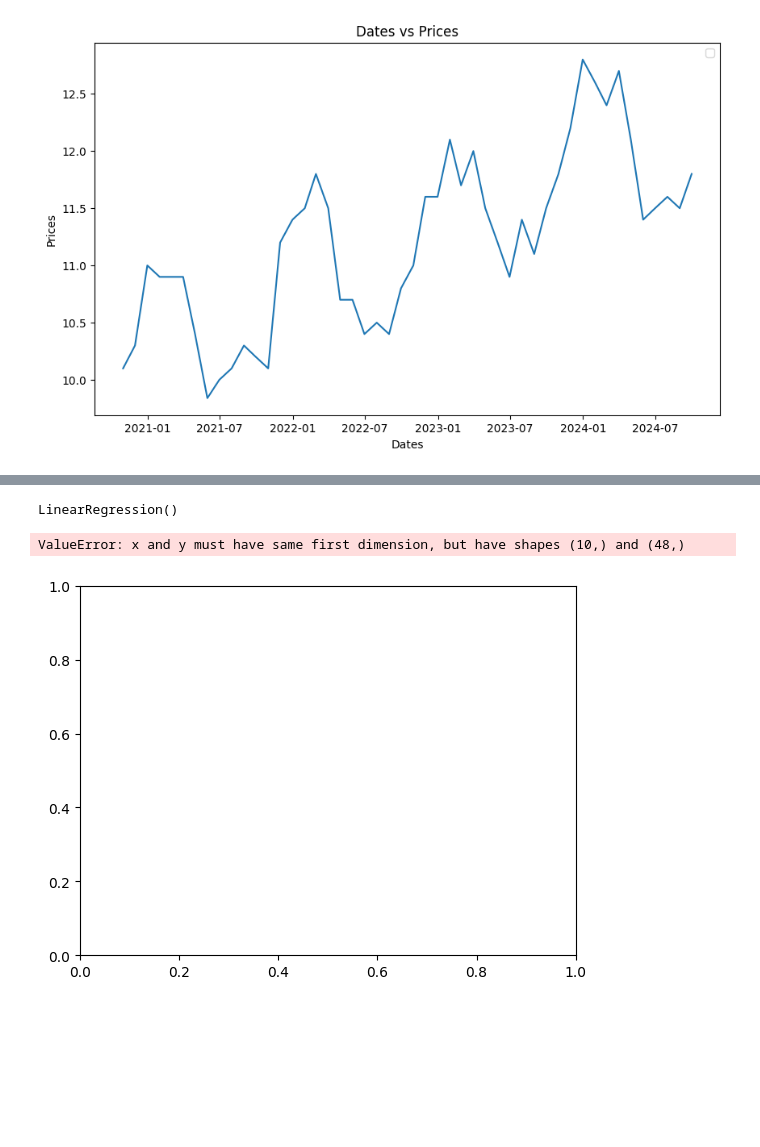
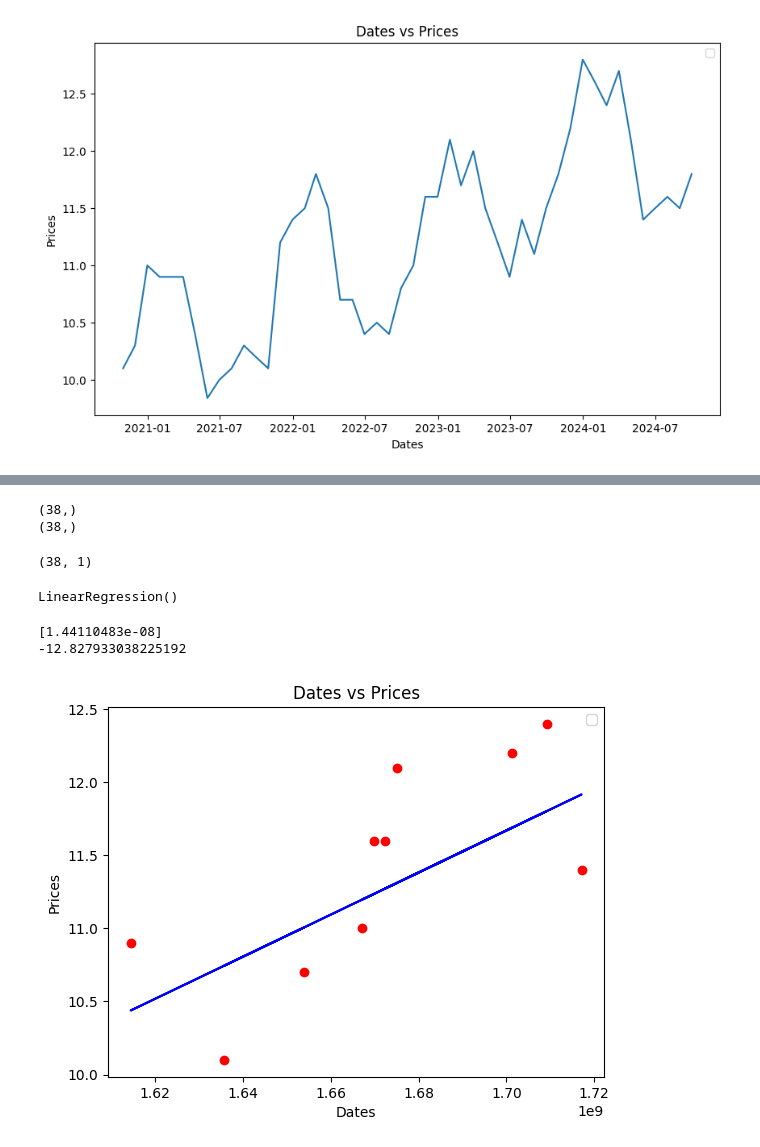
Before and after one commit to NavedAFK/JPMorgandata, a Jupyter notebook: JPMorgan.ipynb, the cells around one changed output, grey strips where cells are left out. Drawn from its saved outputs; the diff is of its cells as text; code cells hidden in the pictures; blank space fills up the shorter version.

```diff
--- a/JPMorgan.ipynb
+++ b/JPMorgan.ipynb
@@ -51,14 +81,24 @@ from sklearn.model_selection import train_test_split
 
 #converting dates to numbers
 df['Dates_numeric'] = df['Dates'].apply(lambda x: x.timestamp())
+# %%
+X_numeric = df['Dates_numeric']
+y = df['Prices']
+X_train, X_test, y_train, y_test = train_test_split(X_numeric, y, train_size=0.8, random_state=42)
+
+print(X_train.shape)
+print(y_train.shape)
+# %% [output]
+(38,)
+(38,)
 # %%
-X_numeric = df['Dates_numeric']
-y = df['Prices']
-X_train, X_test, y_train, y_test = train_test_split(X_numeric, y, train_size=0.8, random_state=42)
-
 # Reshape X_train and X_test to 2D arrays
 X_train = X_train.values.reshape(-1, 1)
 X_test = X_test.values.reshape(-1, 1)
+
+X_train.shape
+# %% [output]
+(38, 1)
 # %%
 Model0 = LinearRegression()
 Model0.fit(X_train,y_train)
@@ -69,5 +107,17 @@ boi = Model0.predict(X_test)
-# %%
-plt.plot(boi,y)
-# %% [output]
-ValueError: x and y must have same first dimension, but have shapes (10,) and (48,)
-[figure, removed]
+# %%
+print(Model0.coef_)
+print(Model0.intercept_)
+# %% [output]
+[1.44110483e-08]
+-12.827933038225192
+# %%
+boi = Model0.predict(X_test)
+plt.plot(X_test,boi, color = 'blue')
+plt.scatter(X_test,y_test, color = 'red')
+plt.xlabel('Dates')
+plt.ylabel('Prices')
+plt.title('Dates vs Prices')
+plt.legend()
+plt.show()
+# %% [output]
+[figure, added]
```
Also changed, not shown: parts of 7 cells of this notebook.
